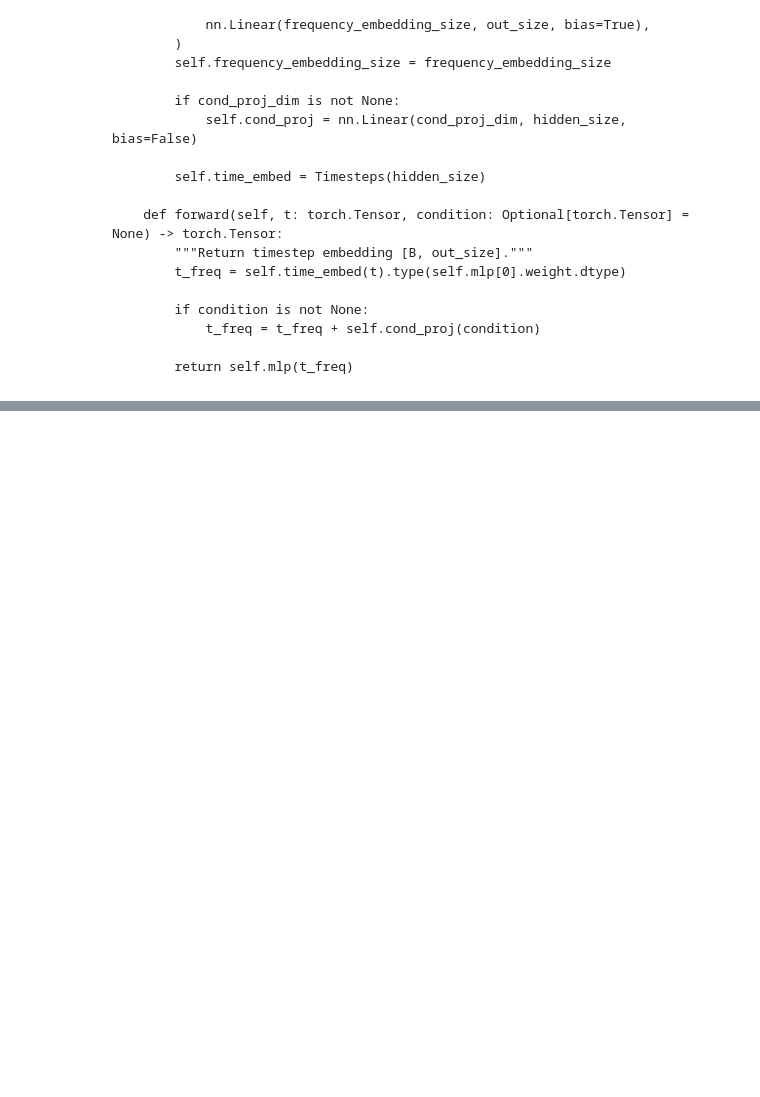
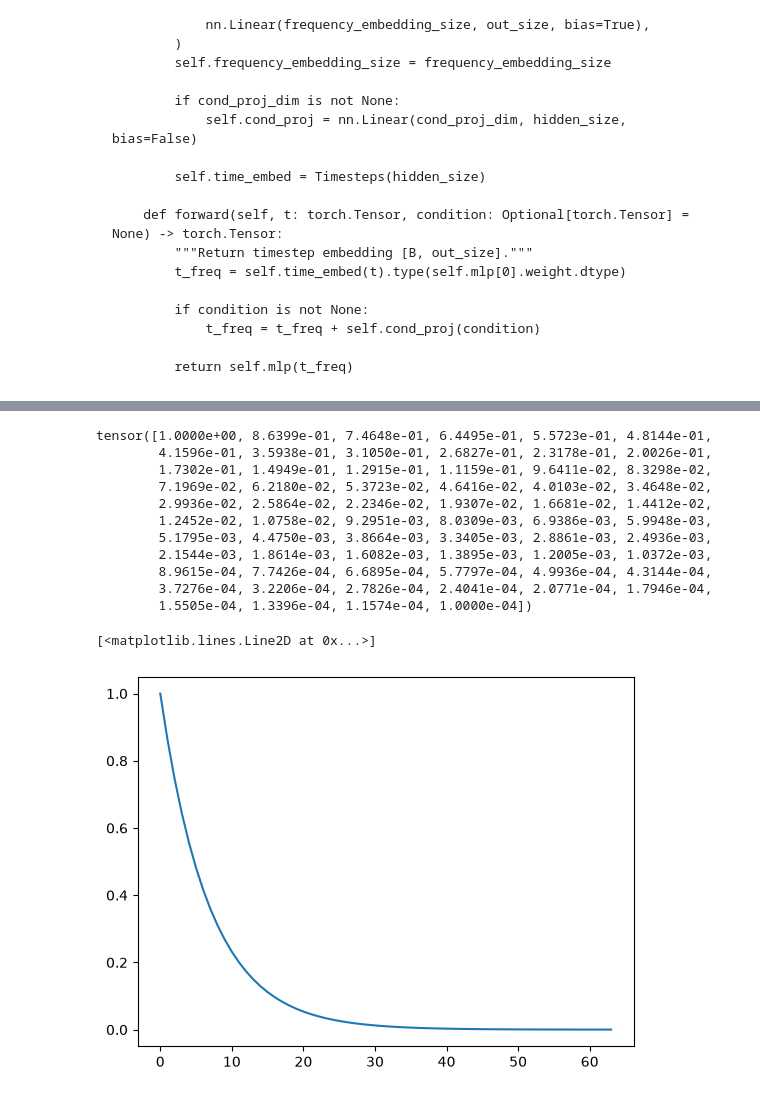
Before and after one commit to brendanchambers/2026-10-19-miniature-fm, a Jupyter notebook: notebooks/meshflow_time_embeddings_scratchpad.ipynb, the cells around one changed output, grey strips where cells are left out. Cells and saved outputs as stored; diff of their text form; code cells hidden in the pictures; blank space fills up the shorter version.

```diff
--- a/notebooks/meshflow_time_embeddings_scratchpad.ipynb
+++ b/notebooks/meshflow_time_embeddings_scratchpad.ipynb
@@ -229,0 +195,28 @@ tensor([  -0.0000,   -9.2103,  -18.4207,  -27.6310,  -36.8414,  -46.0517,
+# %%
+# compare the definition in FlowMatching-DiT
+
+import torch
+import math
+import matplotlib.pyplot as plt
+
+dim = 128
+half_dim = dim // 2
+freqs = torch.exp(-math.log(10000) * torch.arange(half_dim) / (half_dim - 1))
+print(freqs)
+
+plt.figure()
+plt.plot(freqs)
+# %% [output]
+tensor([1.0000e+00, 8.6399e-01, 7.4648e-01, 6.4495e-01, 5.5723e-01, 4.8144e-01,
+        4.1596e-01, 3.5938e-01, 3.1050e-01, 2.6827e-01, 2.3178e-01, 2.0026e-01,
+        1.7302e-01, 1.4949e-01, 1.2915e-01, 1.1159e-01, 9.6411e-02, 8.3298e-02,
+        7.1969e-02, 6.2180e-02, 5.3723e-02, 4.6416e-02, 4.0103e-02, 3.4648e-02,
+        2.9936e-02, 2.5864e-02, 2.2346e-02, 1.9307e-02, 1.6681e-02, 1.4412e-02,
+        1.2452e-02, 1.0758e-02, 9.2951e-03, 8.0309e-03, 6.9386e-03, 5.9948e-03,
+        5.1795e-03, 4.4750e-03, 3.8664e-03, 3.3405e-03, 2.8861e-03, 2.4936e-03,
+        2.1544e-03, 1.8614e-03, 1.6082e-03, 1.3895e-03, 1.2005e-03, 1.0372e-03,
+        8.9615e-04, 7.7426e-04, 6.6895e-04, 5.7797e-04, 4.9936e-04, 4.3144e-04,
+        3.7276e-04, 3.2206e-04, 2.7826e-04, 2.4041e-04, 2.0771e-04, 1.7946e-04,
+        1.5505e-04, 1.3396e-04, 1.1574e-04, 1.0000e-04])
+[<matplotlib.lines.Line2D at 0x...>]
+[figure, added]
```
Also changed, not shown: parts of 2 cells of this notebook, 2 other files.
